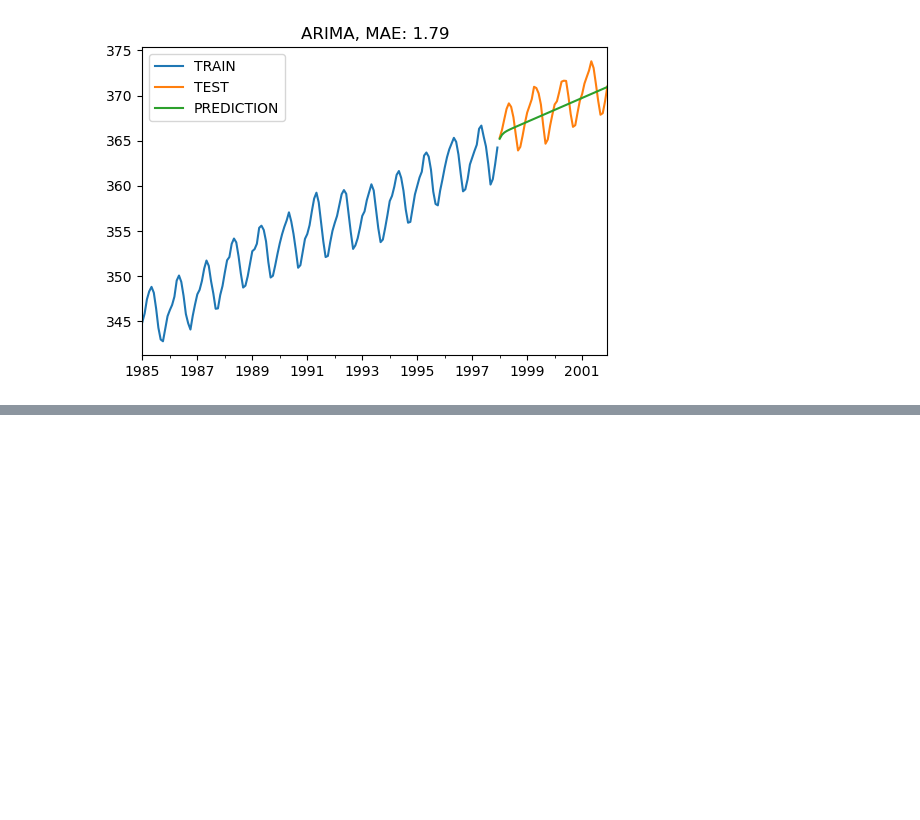
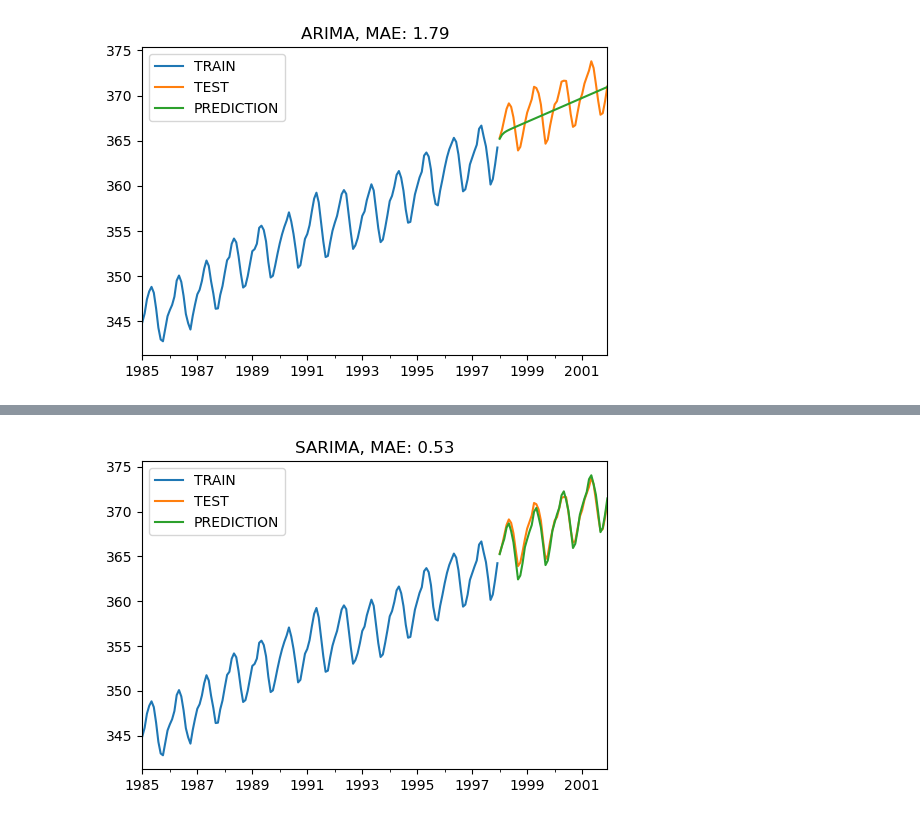
Before and after one commit to ugursaricam/co2-forecast-timeseries, a Jupyter notebook: 2_statistical_methods.ipynb, the cells around one changed output, grey strips where cells are left out. Saved outputs shown, nothing was run; the diff lists cells and outputs as text; code cells hidden in the pictures; blank space fills up the shorter version.

```diff
--- a/2_statistical_methods.ipynb
+++ b/2_statistical_methods.ipynb
@@ -210,0 +344,24 @@ plot_co2(train, test, y_pred, "ARIMA")
+# %%
+p = d = q = range(0, 2)
+pdq = list(itertools.product(p, d, q))
+seasonal_pdq = [(x[0], x[1], x[2], 12) for x in list(itertools.product(p, d, q))]
+# %%
+def sarima_optimizer_mae(train, pdq, seasonal_pdq):
+    best_mae, best_order, best_seasonal_order = float("inf"), None, None
+    for param in pdq:
+        for param_seasonal in seasonal_pdq:
+            try:
+                model = SARIMAX(train, order=param, seasonal_order=param_seasonal)
+                sarima_model = model.fit(disp=0)
+                y_pred_test = sarima_model.get_forecast(steps=48)
+                y_pred = y_pred_test.predicted_mean
+                mae = mean_absolute_error(test, y_pred)
+                if mae < best_mae:
+                    best_mae, best_order, best_seasonal_order = mae, param, param_seasonal
+                print('SARIMA{}x{}12 - MAE:{}'.format(param, param_seasonal, mae))
+            except:
+                continue
+    print('SARIMA{}x{}12 - MAE:{}'.format(best_order, best_seasonal_order, best_mae))
+    return best_order, best_seasonal_order
+# %%
+best_order, best_seasonal_order = sarima_optimizer_mae(train, pdq, seasonal_pdq)
@@ -210,0 +386,10 @@ plot_co2(train, test, y_pred, "ARIMA")
+# %%
+model = SARIMAX(train, order=best_order, seasonal_order=best_seasonal_order)
+sarima_final_model = model.fit(disp=0)
+y_pred_test = sarima_final_model.get_forecast(steps=48)
+y_pred = y_pred_test.predicted_mean
+y_pred = pd.Series(y_pred, index=test.index)
+# %%
+plot_co2(train, test, y_pred, "SARIMA")
+# %% [output]
+[figure, added]
```
Also changed, not shown: parts of 26 cells of this notebook.
